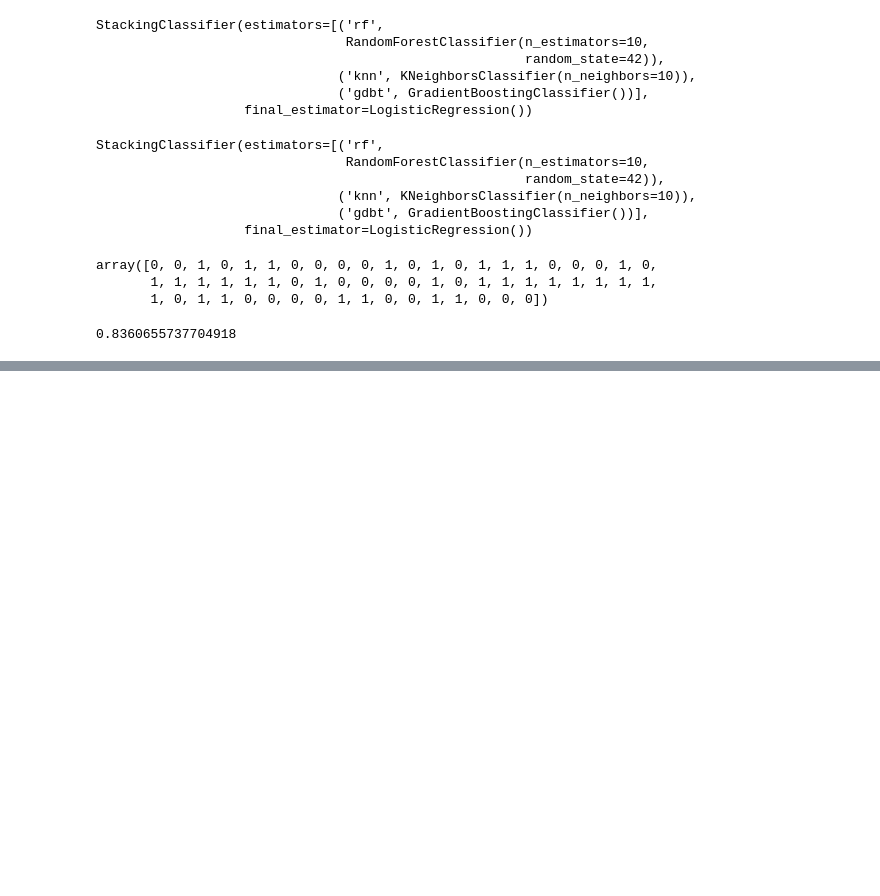
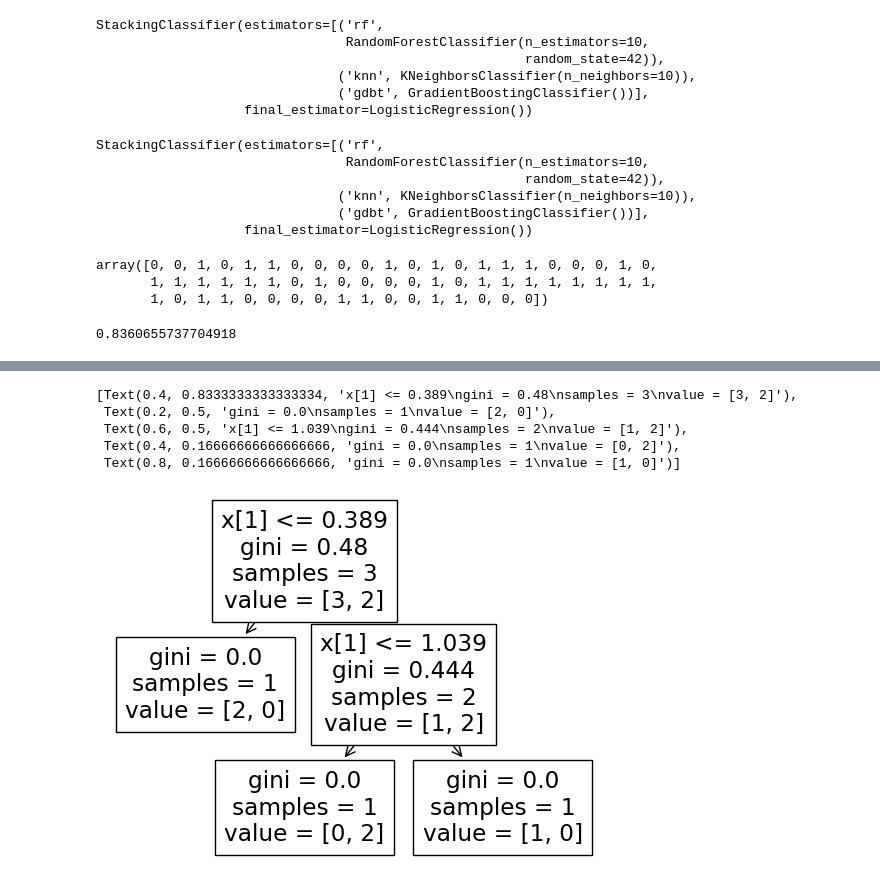
Before and after one commit to DeepjyotiBhattacharjee/Ensemble-Technique, a Jupyter notebook: Stacking.ipynb, the cells around one changed output, grey strips where cells are left out. Drawn from its saved outputs; the diff is of its cells as text; code cells hidden in the pictures; blank space fills up the shorter version.

```diff
--- a/Stacking.ipynb
+++ b/Stacking.ipynb
@@ -119,0 +285,9 @@ accuracy_score(y_test,y_pred)
+# %%
+plot_tree(rfc.estimators_[0])
+# %% [output]
+[Text(0.4, 0.8333333333333334, 'x[1] <= 0.389\ngini = 0.48\nsamples = 3\nvalue = [3, 2]'),
+ Text(0.2, 0.5, 'gini = 0.0\nsamples = 1\nvalue = [2, 0]'),
+ Text(0.6, 0.5, 'x[1] <= 1.039\ngini = 0.444\nsamples = 2\nvalue = [1, 2]'),
+ Text(0.4, 0.16666666666666666, 'gini = 0.0\nsamples = 1\nvalue = [0, 2]'),
+ Text(0.8, 0.16666666666666666, 'gini = 0.0\nsamples = 1\nvalue = [1, 0]')]
+[figure, added]
```
Also changed, not shown: parts of 26 cells of this notebook.
